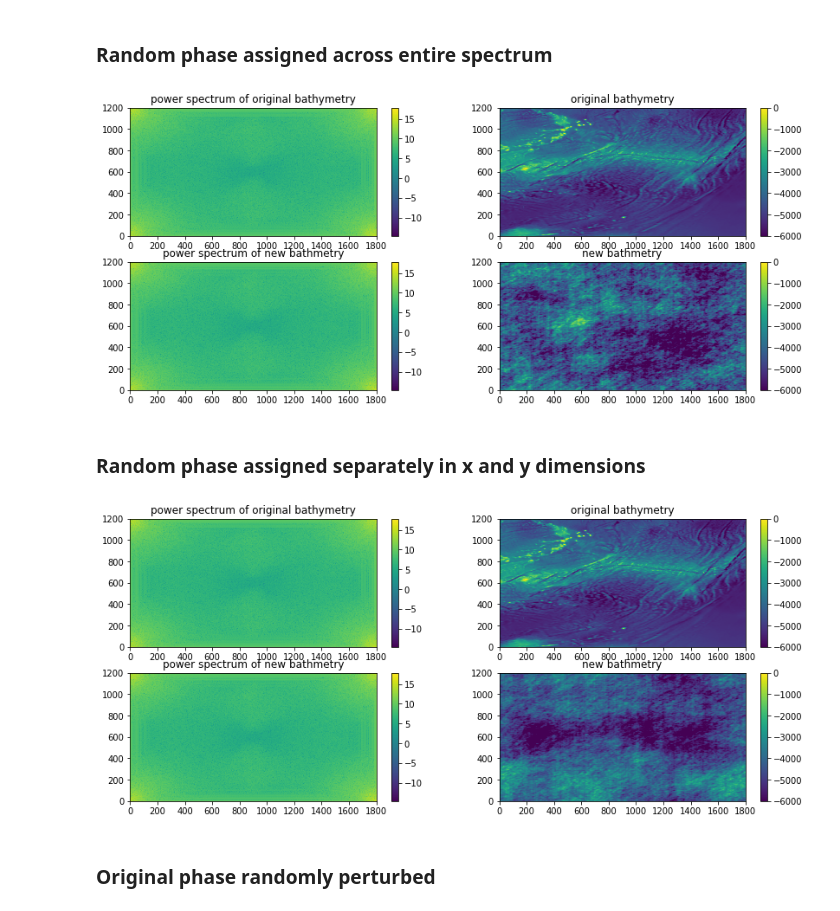
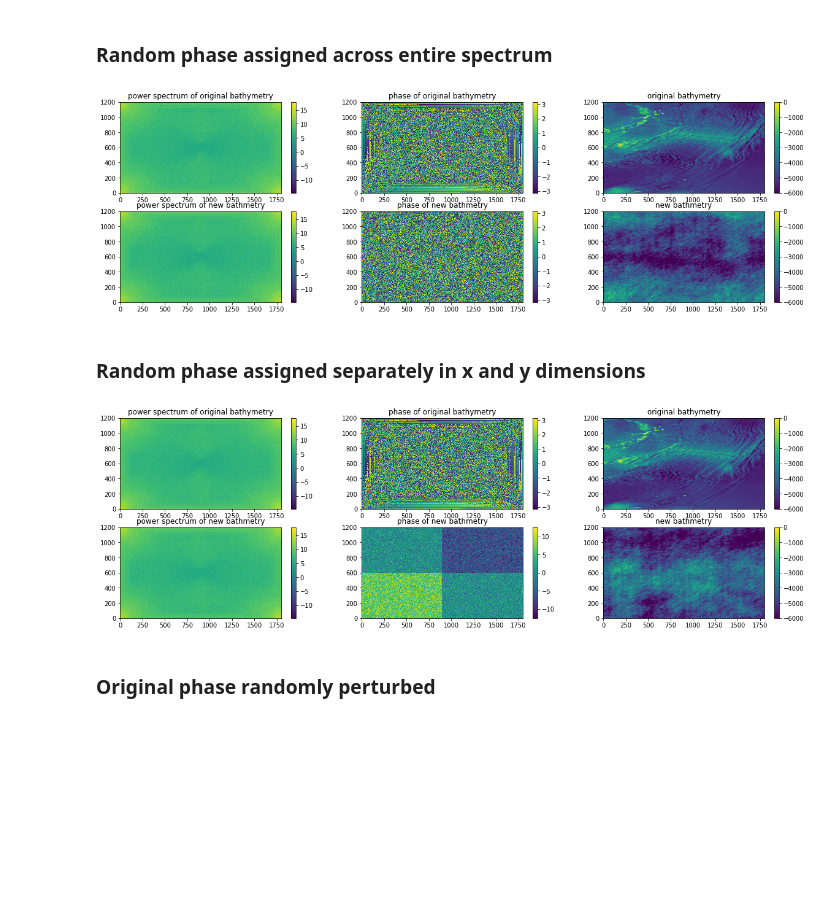
Before and after one commit to hmkhatri/MOM6_initialization, a Jupyter notebook: calc_topography_spectra.ipynb, the cells around one changed output. Cells and saved outputs as stored; diff of their text form; code cells hidden in the pictures; blank space fills up the shorter version.

```diff
--- a/calc_topography_spectra.ipynb
+++ b/calc_topography_spectra.ipynb
@@ -185,6 +185,10 @@ def gen_samples( f, n_samples, rmethod='new_all', pert_mag = 0, apply_hamming=Tr
 
             phase_new = phase + pert_mag * (2 * np.random.uniform( size=(Ny,Nx) ) -1 ) * 2 * np.pi
 
+        elif rmethod == 'shift':
+
+            phase_new = phase + pert_mag * 2 * np.pi
+
         # use random phases to construct
         # new 2D sample with same spectrum
         dft_new = mod * np.exp( 1j * phase_new  )
@@ -206,15 +210,18 @@ def gen_samples( f, n_samples, rmethod='new_all', pert_mag = 0, apply_hamming=Tr
 
     if plots:
         # Plot power spectra and bathymetry
-        fig, ax = plt.subplots( n_samples+1, 2, figsize=(14,6*n_samples) )
+        fig, ax = plt.subplots( n_samples+1, 3, figsize=(20,6*n_samples) )
         # Original
         im=ax[0,0].pcolormesh(np.log10(np.abs(dft_orig)**2))
         plt.colorbar(im,ax=ax[0,0])
         ax[0,0].title.set_text('power spectrum of original bathymetry')
-        im=ax[0,1].pcolormesh(f_orig)
+        im=ax[0,1].pcolormesh(phase)
+        plt.colorbar(im,ax=ax[0,1])
+        ax[0,1].title.set_text('phase of original bathymetry')
+        im=ax[0,2].pcolormesh(f_orig)
         im.set_clim([-6000,0])
-        plt.colorbar(im,ax=ax[0,1])
-        ax[0,1].title.set_text('original bathymetry')
+        plt.colorbar(im,ax=ax[0,2])
+        ax[0,2].title.set_text('original bathymetry')
         # New
         for i in range(n_samples):
             dft_i = np.squeeze(dfts[i,:,:])
@@ -222,12 +229,15 @@ def gen_samples( f, n_samples, rmethod='new_all', pert_mag = 0, apply_hamming=Tr
             im=ax[i+1,0].pcolormesh(np.log10(np.abs(dft_i)**2))
             plt.colorbar(im,ax=ax[i+1,0])
             ax[i+1,0].title.set_text('power spectrum of new bathmetry')
-            im=ax[i+1,1].pcolormesh(f_i)
+            im=ax[i+1,1].pcolormesh(phase_new)
+            plt.colorbar(im,ax=ax[i+1,1])
+            ax[i+1,1].title.set_text('phase of new bathmetry')
+            im=ax[i+1,2].pcolormesh(f_i)
             im.set_clim([-6000,0])
-            plt.colorbar(im,ax=ax[i+1,1])
-            ax[i+1,1].title.set_text('new bathmetry')
+            plt.colorbar(im,ax=ax[i+1,2])
+            ax[i+1,2].title.set_text('new bathmetry')
 
-    return fs, dfts, f_orig, dft_orig, phase_new
+    return fs, dfts, phase_new, f_orig, dft_orig, phase
 # %% [markdown]
 ## Apply the randomization
 Initially without the use of a filter, and then with that filter.
@@ -237,16 +247,16 @@ The left panels show the power spectra, the right panels show the bathymetry.
 ### Random phase assigned across entire spectrum
 # %%
 n=1
-bs, dfts, b_orig, dft_orig, phase_new = gen_samples(f = b.values,n_samples=n,rmethod='new_all', apply_hamming=False, plots=True)
+bs, dfts, phase_new, b_orig, dft_orig, phase = gen_samples(f = b.values,n_samples=n,rmethod='new_all', apply_hamming=False, plots=True)
 # %% [output]
-[figure, old version]
+[figure, new version]
 # %% [markdown]
 ### Random phase assigned separately in x and y dimensions
 # %%
 n=1
-bs, dfts, b_orig, dft_orig, phase_new = gen_samples(f = b.values,n_samples=n,rmethod='new_indep', apply_hamming=False, plots=True)
+bs, dfts, phase_new, b_orig, dft_orig, phase = gen_samples(f = b.values,n_samples=n,rmethod='new_indep', apply_hamming=False, plots=True)
 # %% [output]
-[figure, old version]
+[figure, new version]
 # %% [markdown]
 ### Original phase randomly perturbed
 # %%
```
Also changed, not shown: parts of 4 cells of this notebook, 2 other files.
